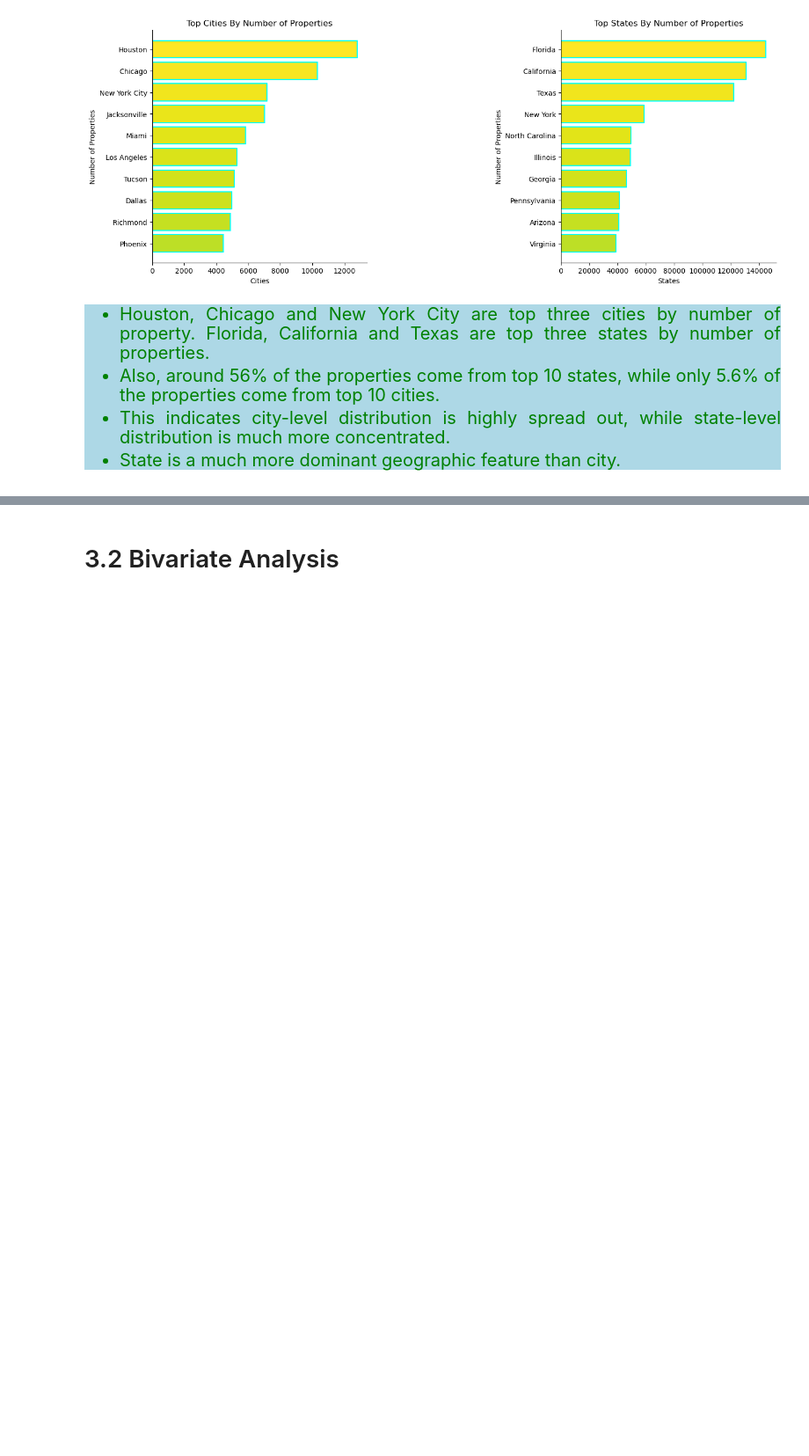
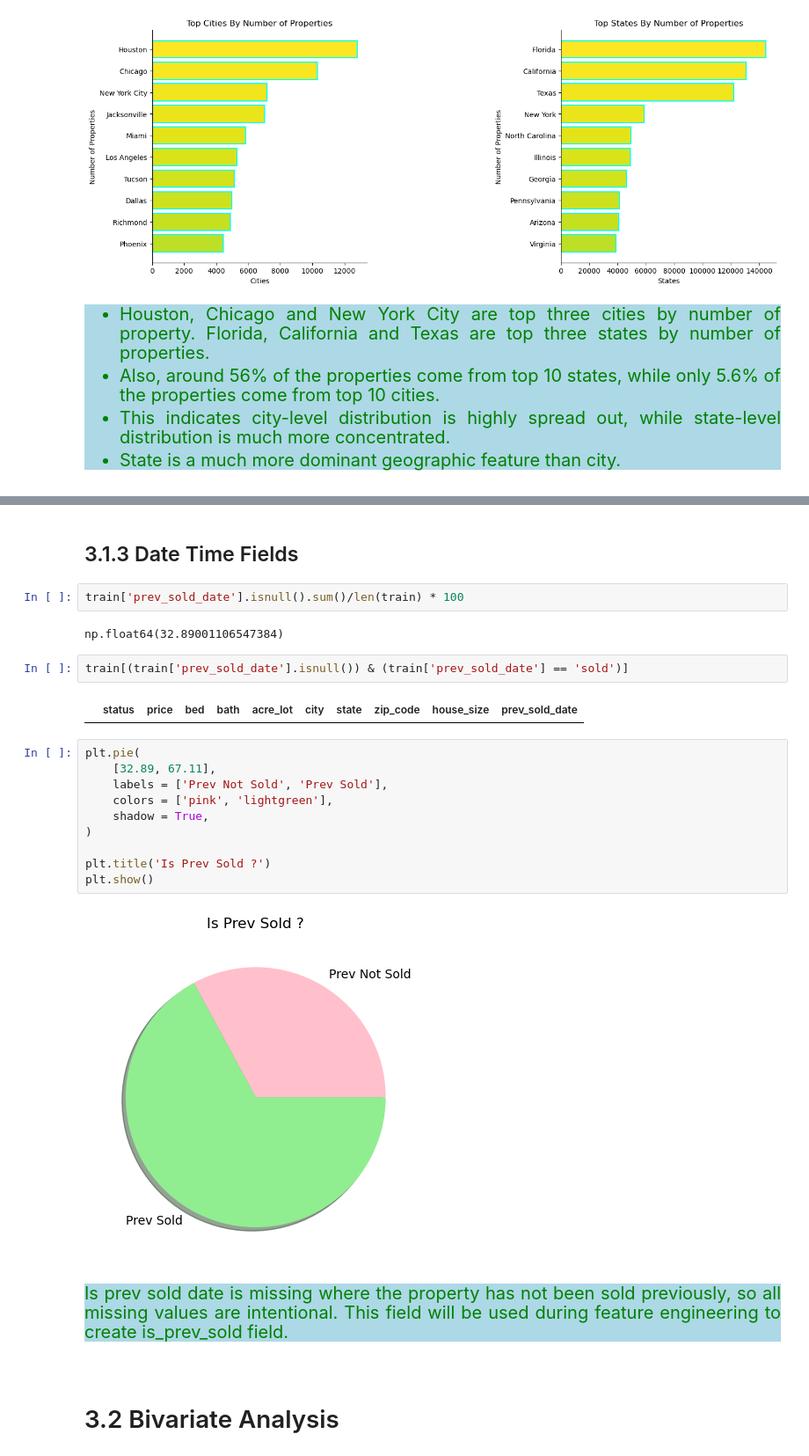
Before and after one commit to Kartika-Nidhi/DS_Projects, a Jupyter notebook: USARealEstatePricePrediction.ipynb, the cells around one changed output, grey strips where cells are left out. Shown at 88% size. Cells and saved outputs as stored; diff of their text form; blank space fills up the shorter version.

Commit message:
data time field univariate analysis completed

```diff
--- a/USARealEstatePricePrediction.ipynb
+++ b/USARealEstatePricePrediction.ipynb
@@ -769,6 +769,33 @@ plt.show()
 </div>
 # %% [markdown]
 <div>
+# %% [markdown]
+## 3.1.3 Date Time Fields
+# %%
+train['prev_sold_date'].isnull().sum()/len(train) * 100
+# %% [output]
+np.float64(32.89001106547384)
+# %%
+train[(train['prev_sold_date'].isnull()) & (train['prev_sold_date'] == 'sold')]
+# %% [output]
+|  | status | price | bed | bath | acre_lot | city | state | zip_code | house_size | prev_sold_date |
+# %%
+plt.pie(
+    [32.89, 67.11],
+    labels = ['Prev Not Sold', 'Prev Sold'],
+    colors = ['pink', 'lightgreen'],
+    shadow = True,
+)
+
+plt.title('Is Prev Sold ?')
+plt.show()
+# %% [output]
+[figure, added]
+# %% [markdown]
+<div style = "background-color:lightblue; color:green; font-size:20px; text-align:justify">
+Is prev sold date is missing where the property has not been sold previously, so all missing values are intentional. This field will be used during feature engineering to create is_prev_sold field.
+# %% [markdown]
+<div>
 # %% [markdown]
 # 3.2 Bivariate Analysis
 # %% [markdown]
```
Also changed, not shown: parts of 1 cell of this notebook.
